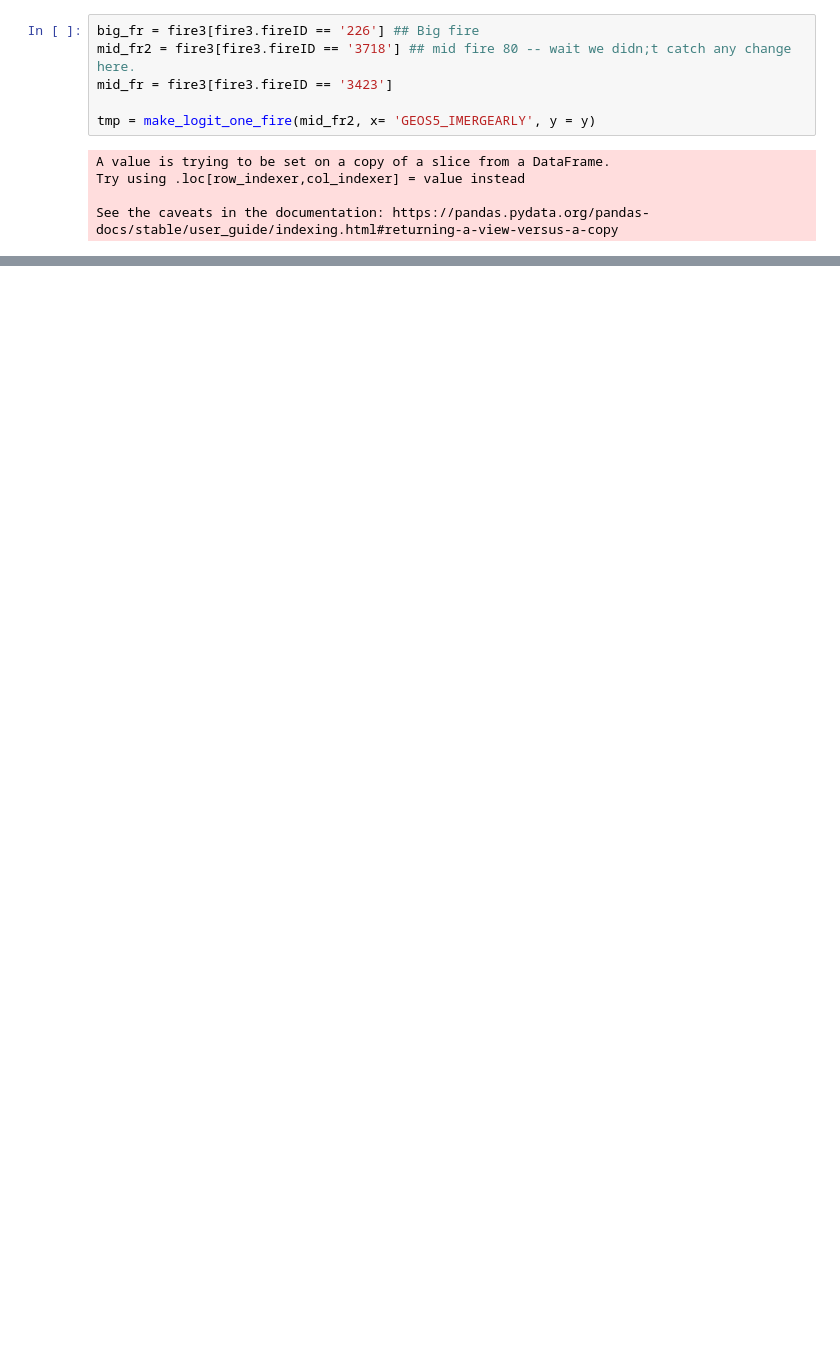
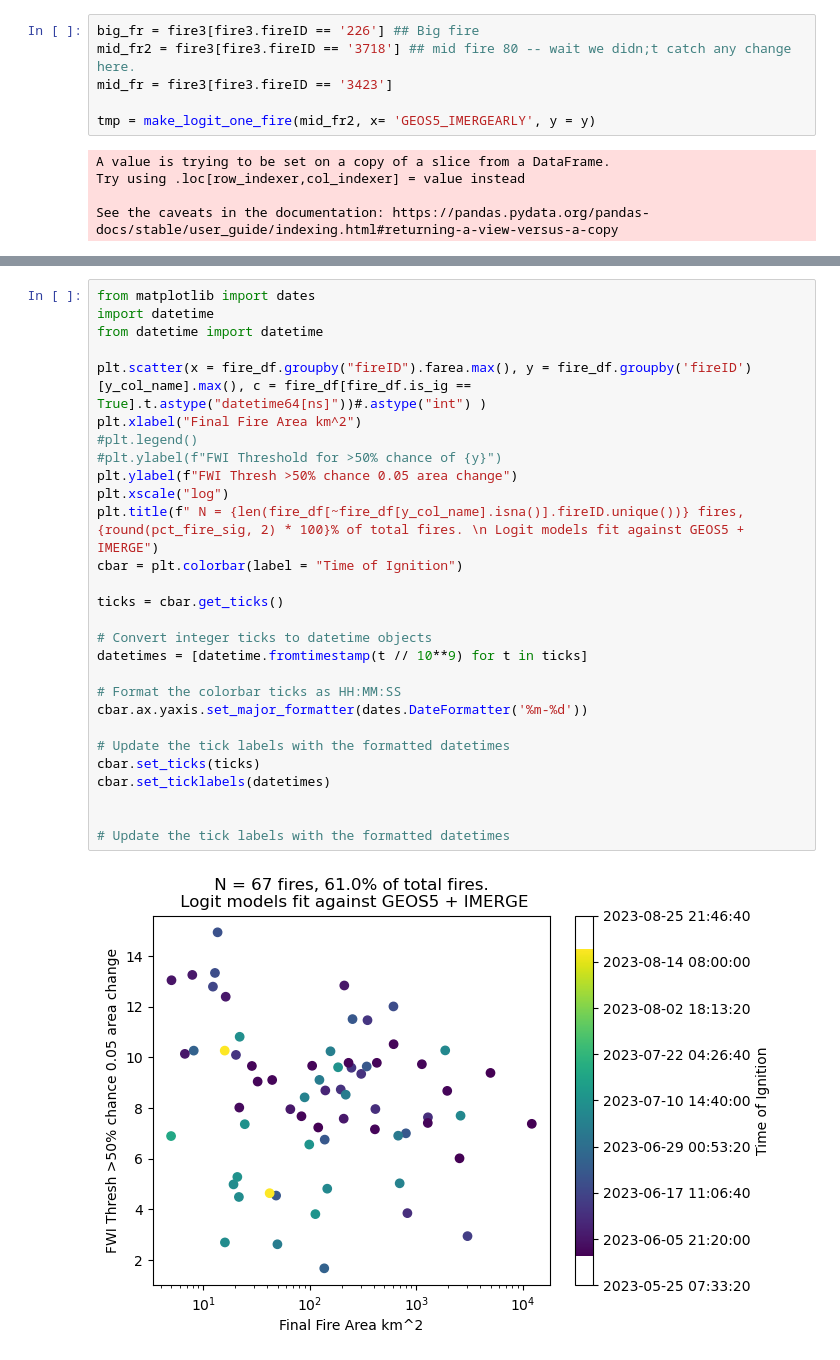
Before and after one commit to mccabete/fwiVis, a Jupyter notebook: notebooks/Logit_models.ipynb, the cells around one changed output, grey strips where cells are left out. Cells and saved outputs as stored; diff of their text form; blank space fills up the shorter version.

```diff
--- a/notebooks/Logit_models.ipynb
+++ b/notebooks/Logit_models.ipynb
@@ -897,0 +916,30 @@ Text(0.5, 1.0, ' N = 47 fires, 41.0% of total fires. Logit models fit against GE
+# %%
+from matplotlib import dates
+import datetime
+from datetime import datetime
+
+plt.scatter(x = fire_df.groupby("fireID").farea.max(), y = fire_df.groupby('fireID')[y_col_name].max(), c = fire_df[fire_df.is_ig == True].t.astype("datetime64[ns]"))#.astype("int") )
+plt.xlabel("Final Fire Area km^2")
+#plt.legend()
+#plt.ylabel(f"FWI Threshold for >50% chance of {y}")
+plt.ylabel(f"FWI Thresh >50% chance 0.05 area change")
+plt.xscale("log")
+plt.title(f" N = {len(fire_df[~fire_df[y_col_name].isna()].fireID.unique())} fires, {round(pct_fire_sig, 2) * 100}% of total fires. \n Logit models fit against GEOS5 + IMERGE")
+cbar = plt.colorbar(label = "Time of Ignition")
+
+ticks = cbar.get_ticks()
+
+# Convert integer ticks to datetime objects
+datetimes = [datetime.fromtimestamp(t // 10**9) for t in ticks]
+
+# Format the colorbar ticks as HH:MM:SS
+cbar.ax.yaxis.set_major_formatter(dates.DateFormatter('%m-%d'))
+
+# Update the tick labels with the formatted datetimes
+cbar.set_ticks(ticks)
+cbar.set_ticklabels(datetimes)
+
+
+# Update the tick labels with the formatted datetimes
+# %% [output]
+[figure, added]
```
Also changed, not shown: parts of 9 cells of this notebook.
